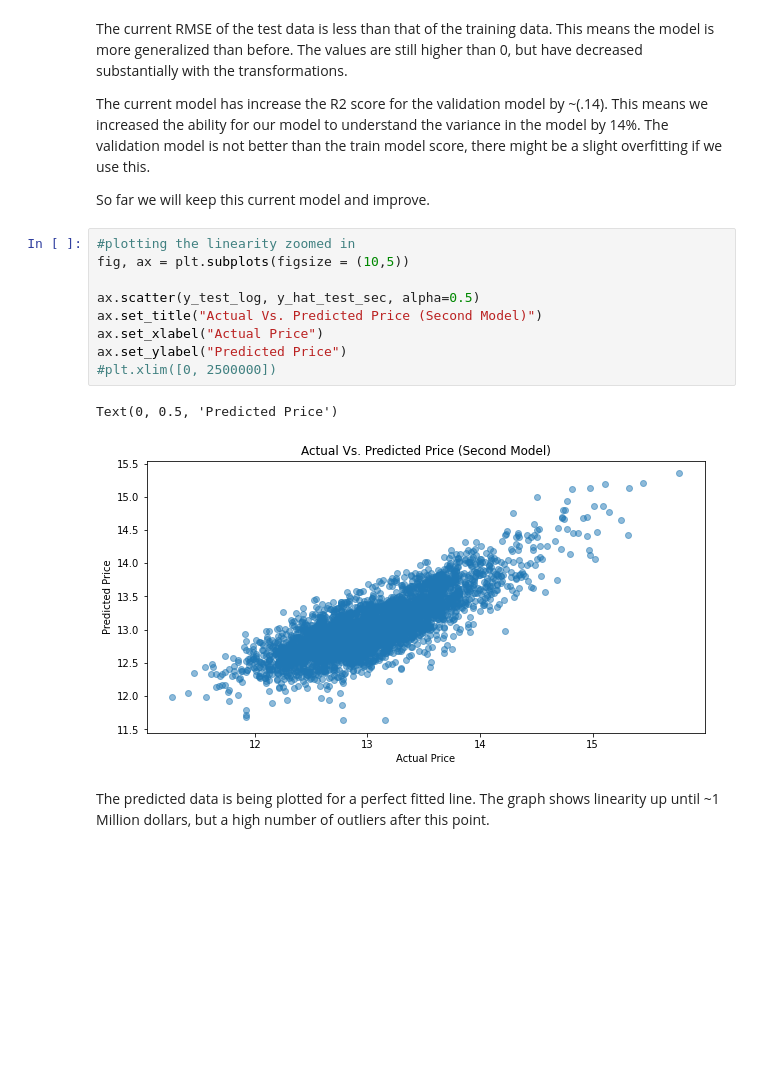
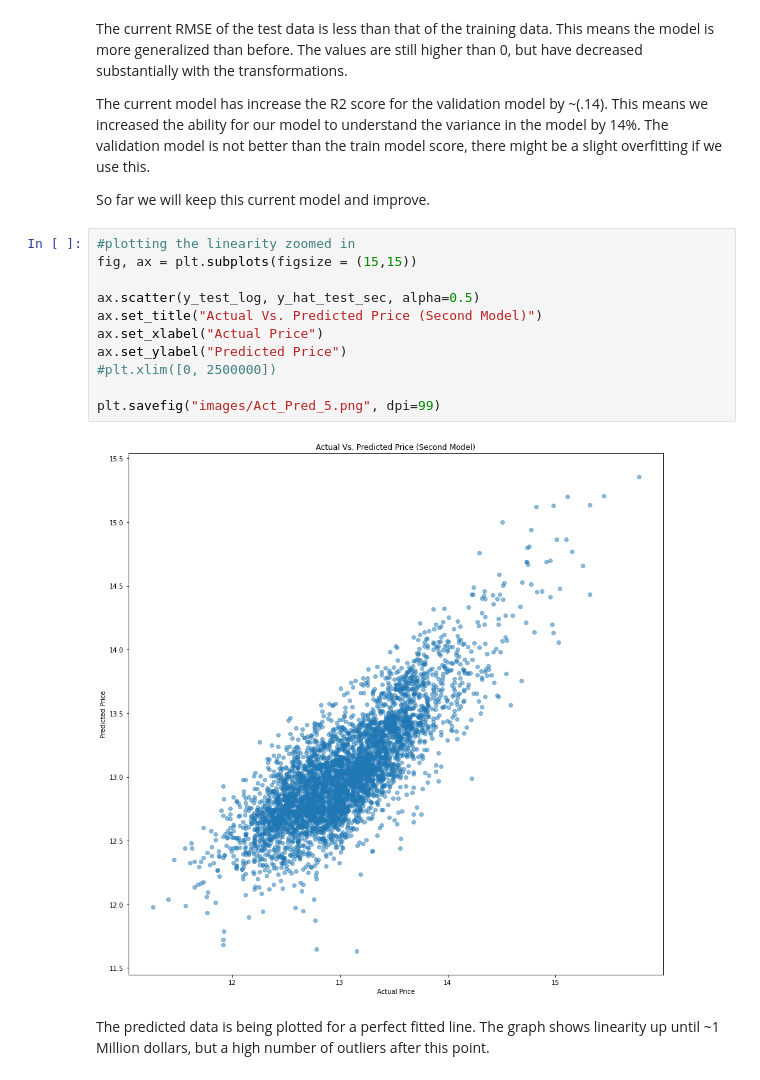
Before and after one commit to Dmvinedata/dsc-phase-2-project-v2-3, a Jupyter notebook: student.ipynb, the cells around one changed output. Saved outputs shown, nothing was run; the diff lists cells and outputs as text; blank space fills up the shorter version.

```diff
--- a/student.ipynb
+++ b/student.ipynb
@@ -911,16 +916,17 @@ the ability for our model to understand the variance in the model by 14%. The va
 So far we will keep this current model and improve.
 # %%
 #plotting the linearity zoomed in
-fig, ax = plt.subplots(figsize = (10,5))
+fig, ax = plt.subplots(figsize = (15,15))
 
 ax.scatter(y_test_log, y_hat_test_sec, alpha=0.5)
 ax.set_title("Actual Vs. Predicted Price (Second Model)")
 ax.set_xlabel("Actual Price")
 ax.set_ylabel("Predicted Price")
 #plt.xlim([0, 2500000])
+
+plt.savefig("images/Act_Pred_5.png", dpi=99)
 # %% [output]
-Text(0, 0.5, 'Predicted Price')
-[figure, old version]
+[figure, new version]
 # %% [markdown]
 The predicted data is being plotted for a perfect fitted line.  The graph shows linearity up until ~1 Million dollars,
 but a high number of outliers after this point.
```
Also changed, not shown: parts of 57 cells of this notebook, 4 other files.
